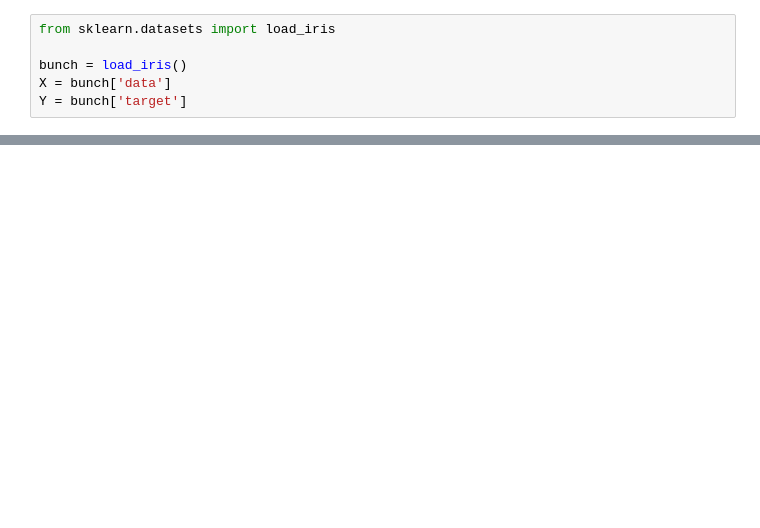
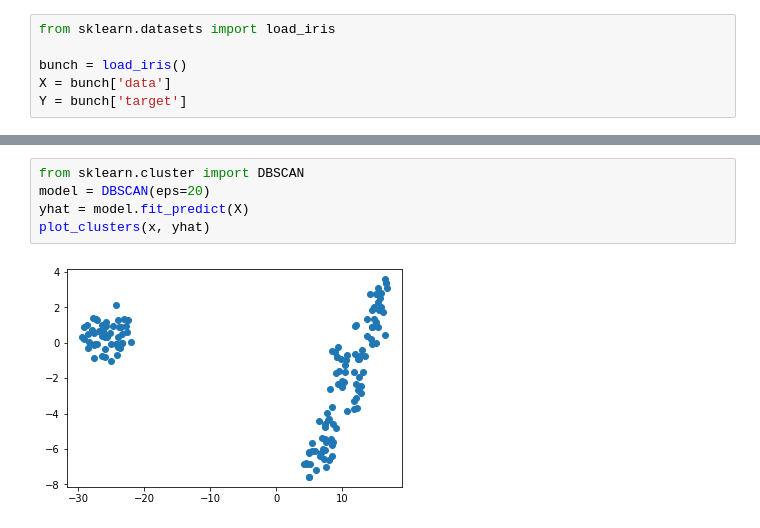
Before and after one commit to 510t/ML, a Jupyter notebook: clustering.ipynb, the cells around one changed output, grey strips where cells are left out. Cells and saved outputs as stored; diff of their text form; blank space fills up the shorter version.

```diff
--- a/clustering.ipynb
+++ b/clustering.ipynb
@@ -28,0 +28,7 @@ array([[5.1, 3.5, 1.4, 0.2],
+# %%
+from sklearn.cluster import DBSCAN
+model = DBSCAN(eps=20)
+yhat = model.fit_predict(X)
+plot_clusters(x, yhat)
+# %% [output]
+[figure, added]
```
Also changed, not shown: parts of 5 cells of this notebook.
